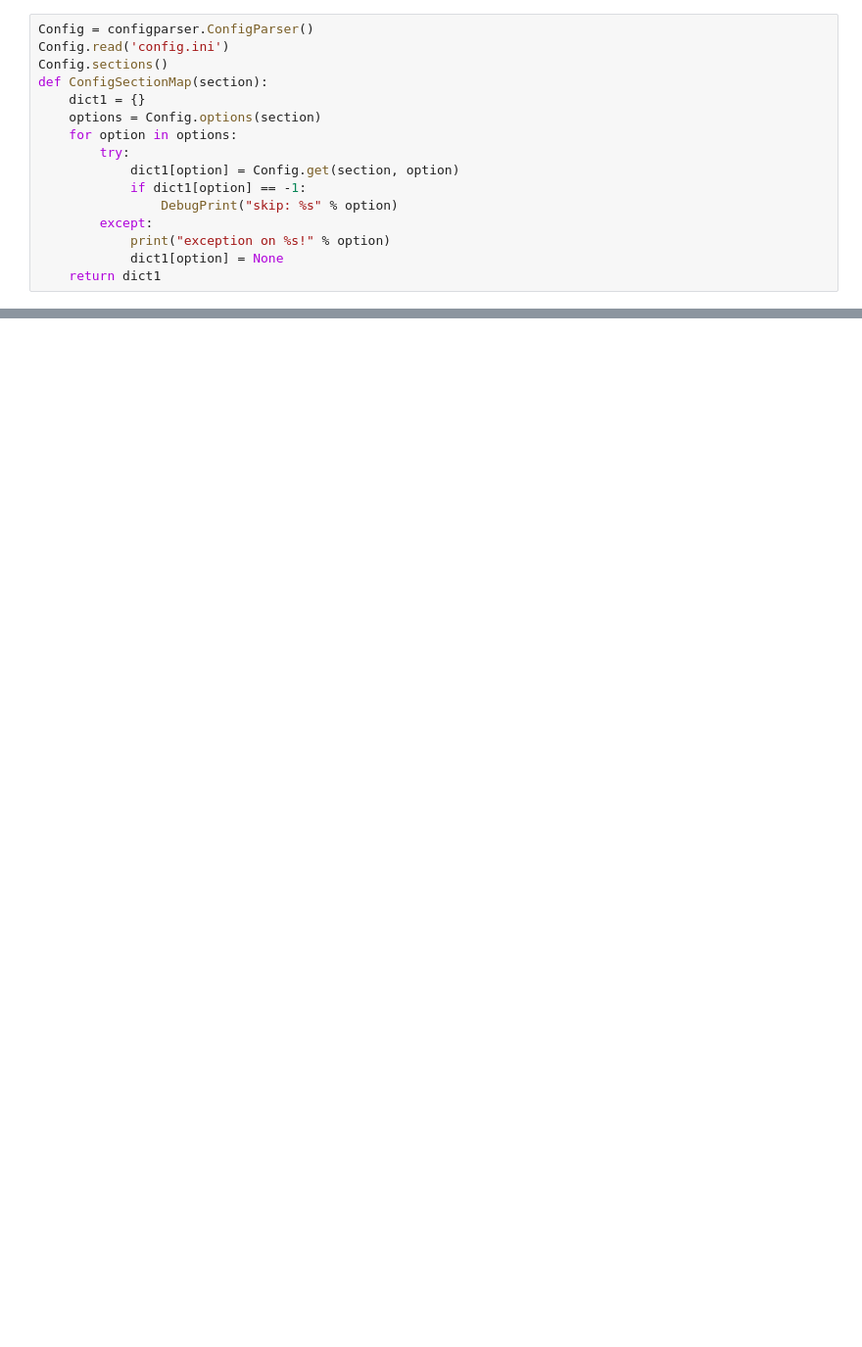
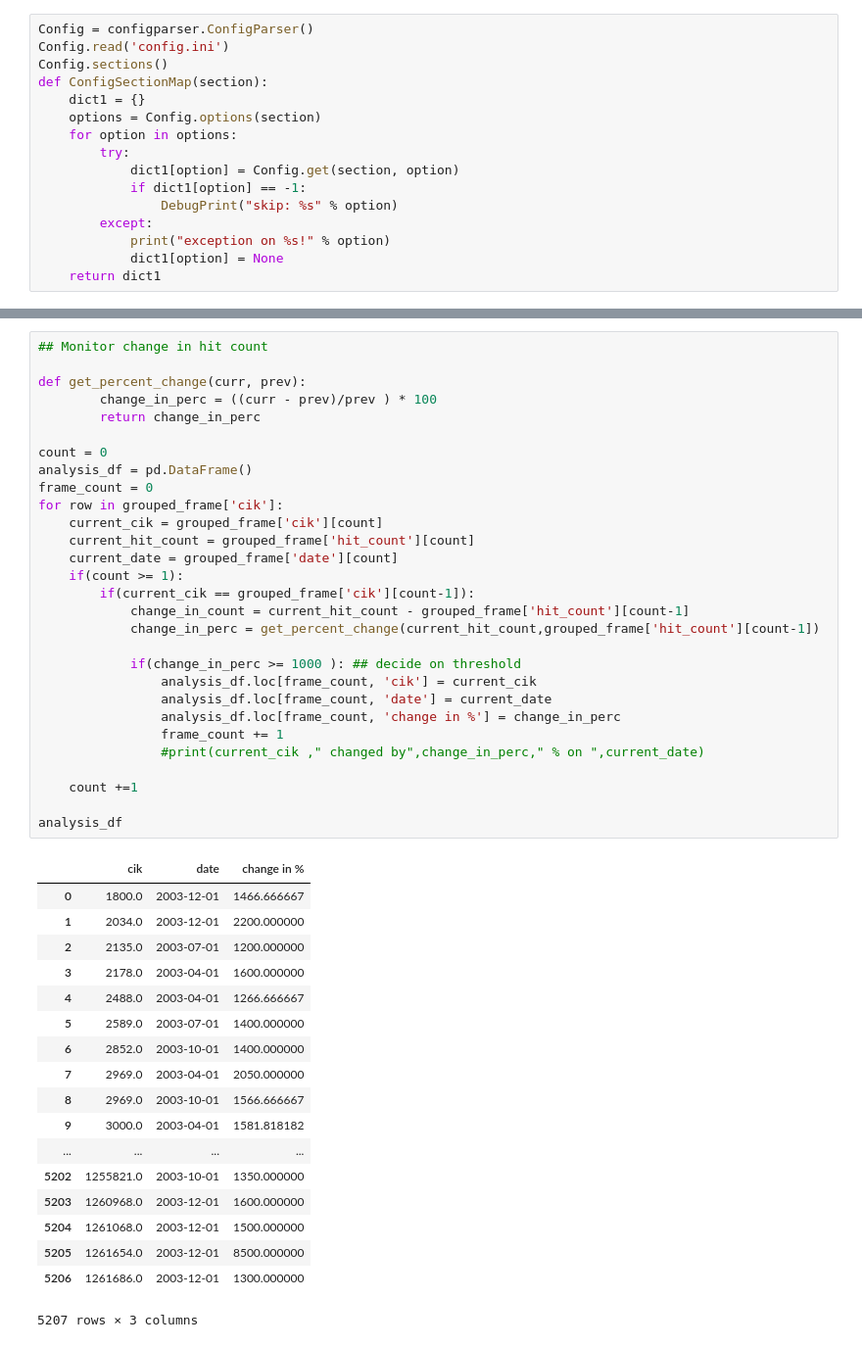
Before and after one commit to vasantivmahajan/DataWrangling_AnomalyDetection_Tableau_Visualization_EDGAR_Log_Data, a Jupyter notebook: Part2_EDGAR_LogDataset.ipynb, the cells around one changed output, grey strips where cells are left out. Shown: that part at 98% size. Cells and saved outputs as stored; diff of their text form; blank space fills up the shorter version.

```diff
--- a/Part2_EDGAR_LogDataset.ipynb
+++ b/Part2_EDGAR_LogDataset.ipynb
@@ -406,0 +447,48 @@ Data zipped and loaded on S3
+# %%
+## Monitor change in hit count
+
+def get_percent_change(curr, prev):
+        change_in_perc = ((curr - prev)/prev ) * 100
+        return change_in_perc
+
+count = 0
+analysis_df = pd.DataFrame()
+frame_count = 0
+for row in grouped_frame['cik']:
+    current_cik = grouped_frame['cik'][count]
+    current_hit_count = grouped_frame['hit_count'][count]
+    current_date = grouped_frame['date'][count]
+    if(count >= 1):
+        if(current_cik == grouped_frame['cik'][count-1]):
+            change_in_count = current_hit_count - grouped_frame['hit_count'][count-1]
+            change_in_perc = get_percent_change(current_hit_count,grouped_frame['hit_count'][count-1])
+
+            if(change_in_perc >= 1000 ): ## decide on threshold
+                analysis_df.loc[frame_count, 'cik'] = current_cik
+                analysis_df.loc[frame_count, 'date'] = current_date
+                analysis_df.loc[frame_count, 'change in %'] = change_in_perc
+                frame_count += 1
+                #print(current_cik ," changed by",change_in_perc," % on ",current_date)
+
+    count +=1
+
+analysis_df
+# %% [output]
+|  | cik | date | change in % |
+| 0 | 1800.0 | 2003-12-01 | 1466.666667 |
+| 1 | 2034.0 | 2003-12-01 | 2200.000000 |
+| 2 | 2135.0 | 2003-07-01 | 1200.000000 |
+| 3 | 2178.0 | 2003-04-01 | 1600.000000 |
+| 4 | 2488.0 | 2003-04-01 | 1266.666667 |
+| 5 | 2589.0 | 2003-07-01 | 1400.000000 |
+| 6 | 2852.0 | 2003-10-01 | 1400.000000 |
+| 7 | 2969.0 | 2003-04-01 | 2050.000000 |
+| 8 | 2969.0 | 2003-10-01 | 1566.666667 |
+| 9 | 3000.0 | 2003-04-01 | 1581.818182 |
+| ... | ... | ... | ... |
+| 5202 | 1255821.0 | 2003-10-01 | 1350.000000 |
+| 5203 | 1260968.0 | 2003-12-01 | 1600.000000 |
+| 5204 | 1261068.0 | 2003-12-01 | 1500.000000 |
+| 5205 | 1261654.0 | 2003-12-01 | 8500.000000 |
+| 5206 | 1261686.0 | 2003-12-01 | 1300.000000 |
+5207 rows × 3 columns
```
Also changed, not shown: parts of 9 cells of this notebook, 1 other file.
